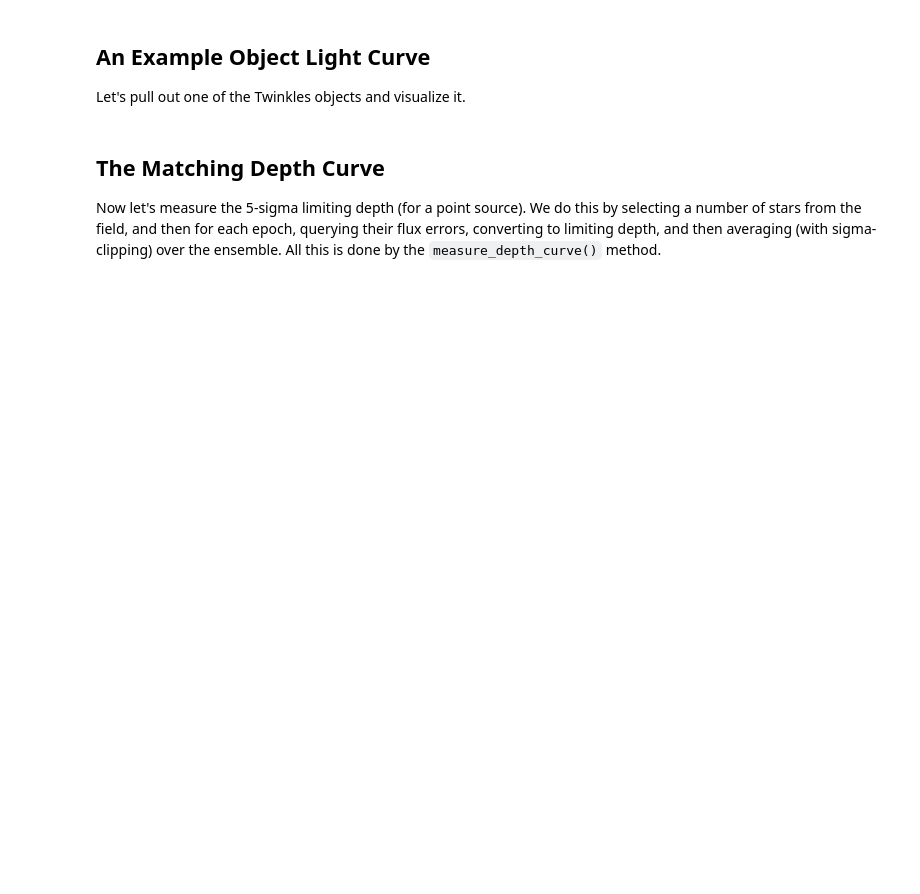
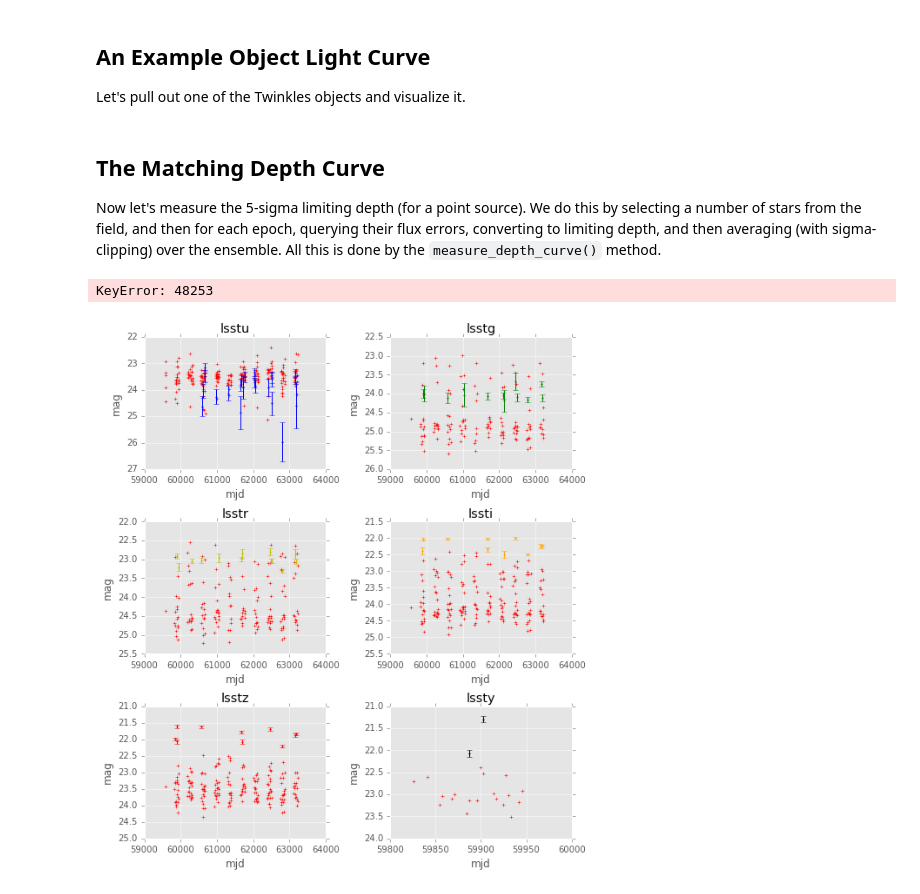
Before and after one commit to LSSTDESC/Monitor, a Jupyter notebook: examples/depth_curve_example.ipynb, the cells around one changed output. Drawn from its saved outputs; the diff is of its cells as text; code cells hidden in the pictures; blank space fills up the shorter version.

Commit message:
DepthCurve is now a lightcurve object and works with visualize

```diff
--- a/examples/depth_curve_example.ipynb
+++ b/examples/depth_curve_example.ipynb
@@ -33,8 +41,22 @@ plt.tight_layout()
 ## The Matching Depth Curve
 
 Now let's measure the 5-sigma limiting depth (for a point source). We do this by selecting a number of stars from the field, and then for each epoch, querying their flux errors, converting to limiting depth, and then averaging (with sigma-clipping) over the ensemble. All this is done by the `measure_depth_curve()` method.
+# %%
+worker = desc.monitor.Monitor(dbConn)
+#worker.get_lightcurves([48253])
+worker.get_lightcurves([111])
+# %%
+worker.return_lightcurve[48253].visualize_lightcurve(using='mag')
+plt.show()
+# %% [output]
+KeyError: 48253
 # %%
-# worker = desc.monitor.Monitor(dbConn)
-# worker.measure_depth_curve(using='ForcedSources', from='DM')
-
-# TBC!
+dc = worker.measure_depth_curve()
+#worker.measure_depth_curve(using='ForcedSources', from='DM')
+# %%
+#fig = worker.return_lightcurve[48253].visualize_lightcurve(using='mag')
+fig = worker.return_lightcurve[111].visualize_lightcurve(using='mag')
+dc.visualize_lightcurve(using='mag', include_errors=False, use_existing_fig=fig)
+plt.show()
+# %% [output]
+[figure, added]
```
Also changed, not shown: parts of 2 cells of this notebook, 2 other files.
